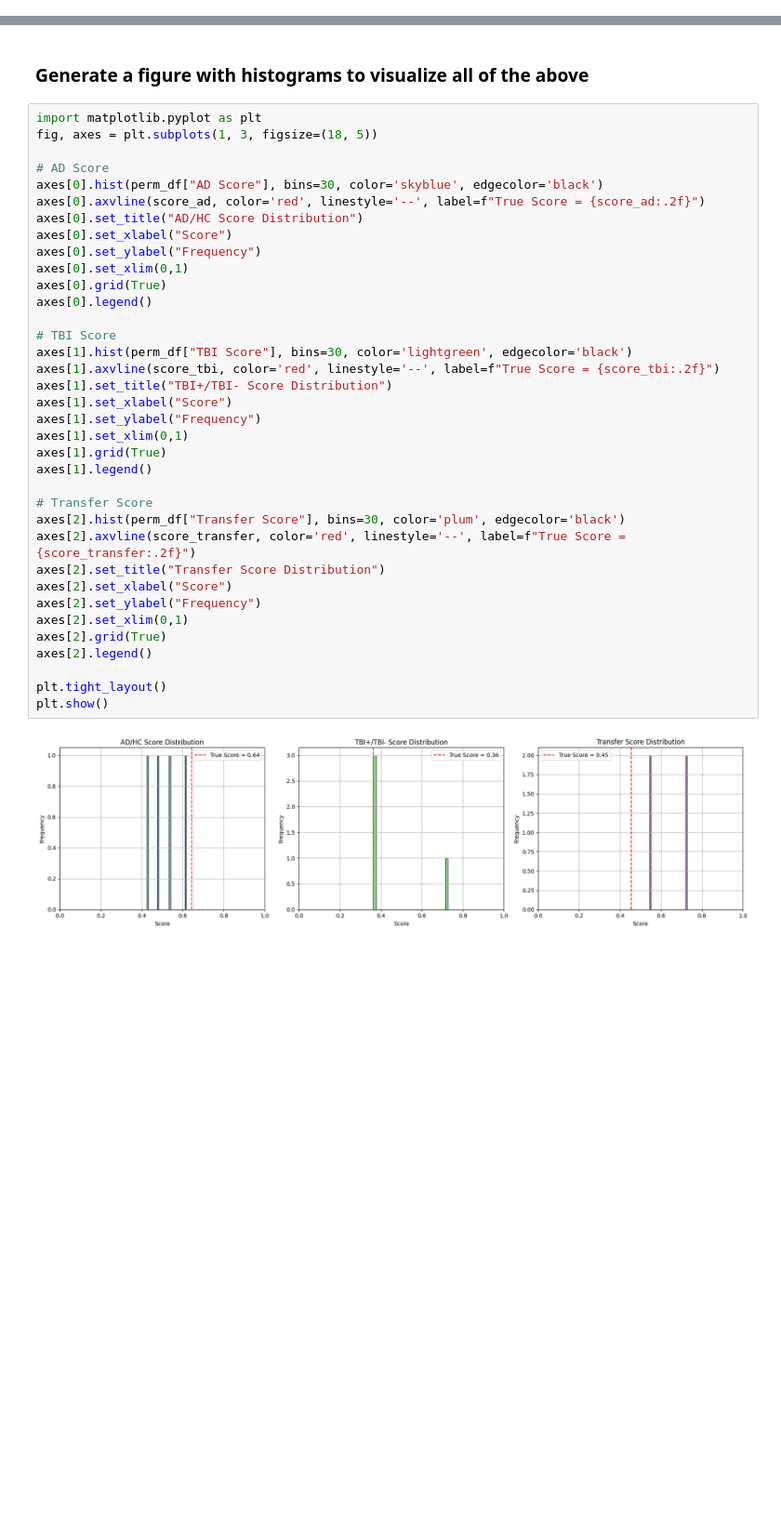
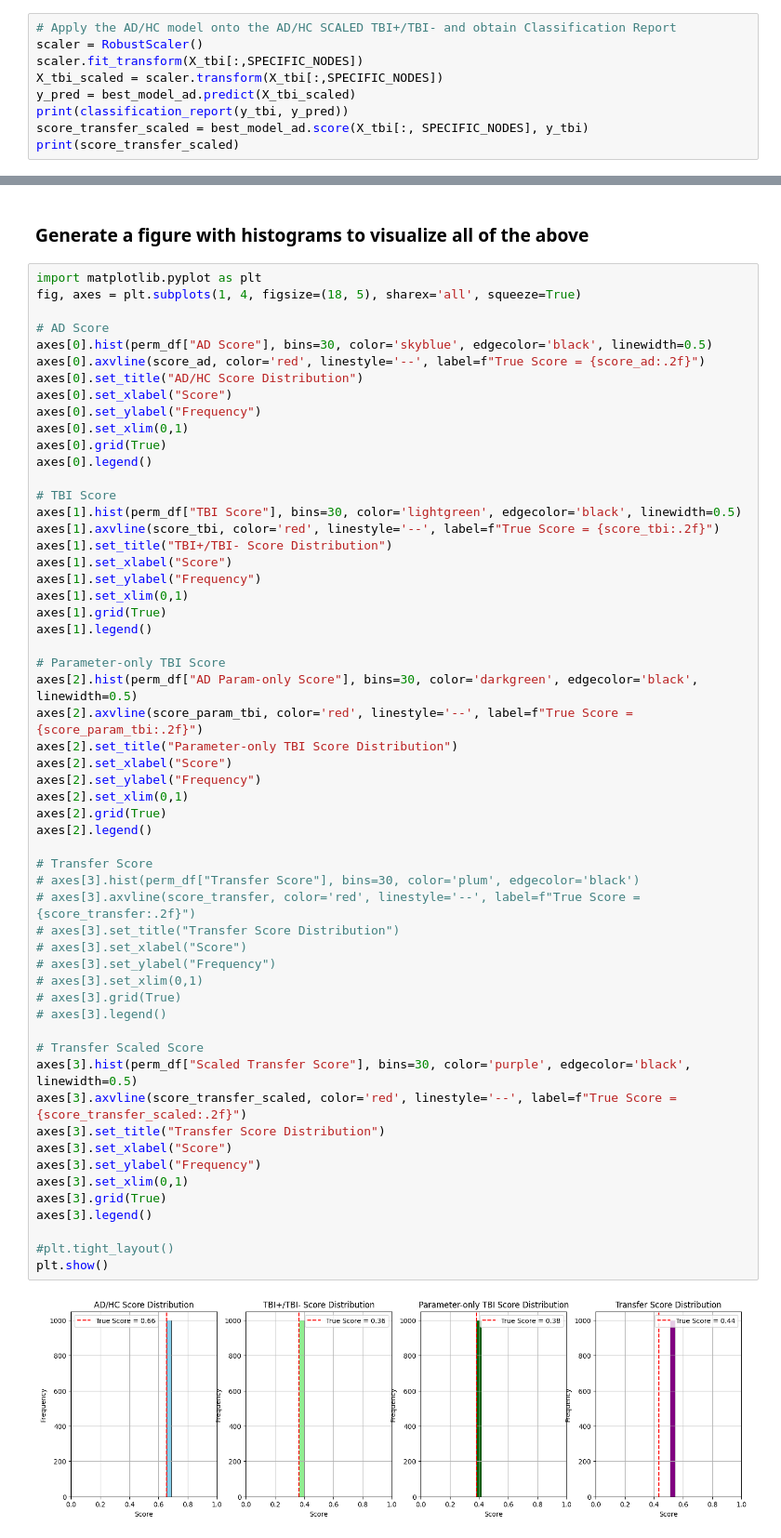
Before and after one commit to mcdowellkonnor/BrainConnectivity, a Jupyter notebook: BrainConnectivity/06_Per_Node_Permutation.ipynb, the cells around one changed output, grey strips where cells are left out. Shown: that part at 93% size. Drawn from its saved outputs; the diff is of its cells as text; blank space fills up the shorter version.

```diff
--- a/BrainConnectivity/06_Per_Node_Permutation.ipynb
+++ b/BrainConnectivity/06_Per_Node_Permutation.ipynb
@@ -153,0 +188,9 @@ weighted avg       0.45      0.45      0.45        55
+# %%
+# Apply the AD/HC model onto the AD/HC SCALED TBI+/TBI- and obtain Classification Report
+scaler = RobustScaler()
+scaler.fit_transform(X_tbi[:,SPECIFIC_NODES])
+X_tbi_scaled = scaler.transform(X_tbi[:,SPECIFIC_NODES])
+y_pred = best_model_ad.predict(X_tbi_scaled)
+print(classification_report(y_tbi, y_pred))
+score_transfer_scaled = best_model_ad.score(X_tbi[:, SPECIFIC_NODES], y_tbi)
+print(score_transfer_scaled)
@@ -190,39 +272,59 @@ print(perm_df)
 ### Generate a figure with histograms to visualize all of the above
 # %%
 import matplotlib.pyplot as plt
-fig, axes = plt.subplots(1, 3, figsize=(18, 5))
+fig, axes = plt.subplots(1, 4, figsize=(18, 5), sharex='all', squeeze=True)
 
 # AD Score
-axes[0].hist(perm_df["AD Score"], bins=30, color='skyblue', edgecolor='black')
+axes[0].hist(perm_df["AD Score"], bins=30, color='skyblue', edgecolor='black', linewidth=0.5)
 axes[0].axvline(score_ad, color='red', linestyle='--', label=f"True Score = {score_ad:.2f}")
 axes[0].set_title("AD/HC Score Distribution")
 axes[0].set_xlabel("Score")
 axes[0].set_ylabel("Frequency")
 axes[0].set_xlim(0,1)
 axes[0].grid(True)
 axes[0].legend()
 
 # TBI Score
-axes[1].hist(perm_df["TBI Score"], bins=30, color='lightgreen', edgecolor='black')
+axes[1].hist(perm_df["TBI Score"], bins=30, color='lightgreen', edgecolor='black', linewidth=0.5)
 axes[1].axvline(score_tbi, color='red', linestyle='--', label=f"True Score = {score_tbi:.2f}")
 axes[1].set_title("TBI+/TBI- Score Distribution")
 axes[1].set_xlabel("Score")
 axes[1].set_ylabel("Frequency")
 axes[1].set_xlim(0,1)
 axes[1].grid(True)
 axes[1].legend()
 
-# Transfer Score
-axes[2].hist(perm_df["Transfer Score"], bins=30, color='plum', edgecolor='black')
-axes[2].axvline(score_transfer, color='red', linestyle='--', label=f"True Score = {score_transfer:.2f}")
-axes[2].set_title("Transfer Score Distribution")
+# Parameter-only TBI Score
+axes[2].hist(perm_df["AD Param-only Score"], bins=30, color='darkgreen', edgecolor='black', linewidth=0.5)
+axes[2].axvline(score_param_tbi, color='red', linestyle='--', label=f"True Score = {score_param_tbi:.2f}")
+axes[2].set_title("Parameter-only TBI Score Distribution")
 axes[2].set_xlabel("Score")
 axes[2].set_ylabel("Frequency")
 axes[2].set_xlim(0,1)
 axes[2].grid(True)
 axes[2].legend()
 
-plt.tight_layout()
+# Transfer Score
+# axes[3].hist(perm_df["Transfer Score"], bins=30, color='plum', edgecolor='black')
+# axes[3].axvline(score_transfer, color='red', linestyle='--', label=f"True Score = {score_transfer:.2f}")
+# axes[3].set_title("Transfer Score Distribution")
+# axes[3].set_xlabel("Score")
+# axes[3].set_ylabel("Frequency")
+# axes[3].set_xlim(0,1)
+# axes[3].grid(True)
+# axes[3].legend()
+
+# Transfer Scaled Score
+axes[3].hist(perm_df["Scaled Transfer Score"], bins=30, color='purple', edgecolor='black', linewidth=0.5)
+axes[3].axvline(score_transfer_scaled, color='red', linestyle='--', label=f"True Score = {score_transfer_scaled:.2f}")
+axes[3].set_title("Transfer Score Distribution")
+axes[3].set_xlabel("Score")
+axes[3].set_ylabel("Frequency")
+axes[3].set_xlim(0,1)
+axes[3].grid(True)
+axes[3].legend()
+
+#plt.tight_layout()
 plt.show()
 # %% [output]
-[figure, old version]
+[figure, new version]
```
Also changed, not shown: parts of 9 cells of this notebook, 4 other files.
